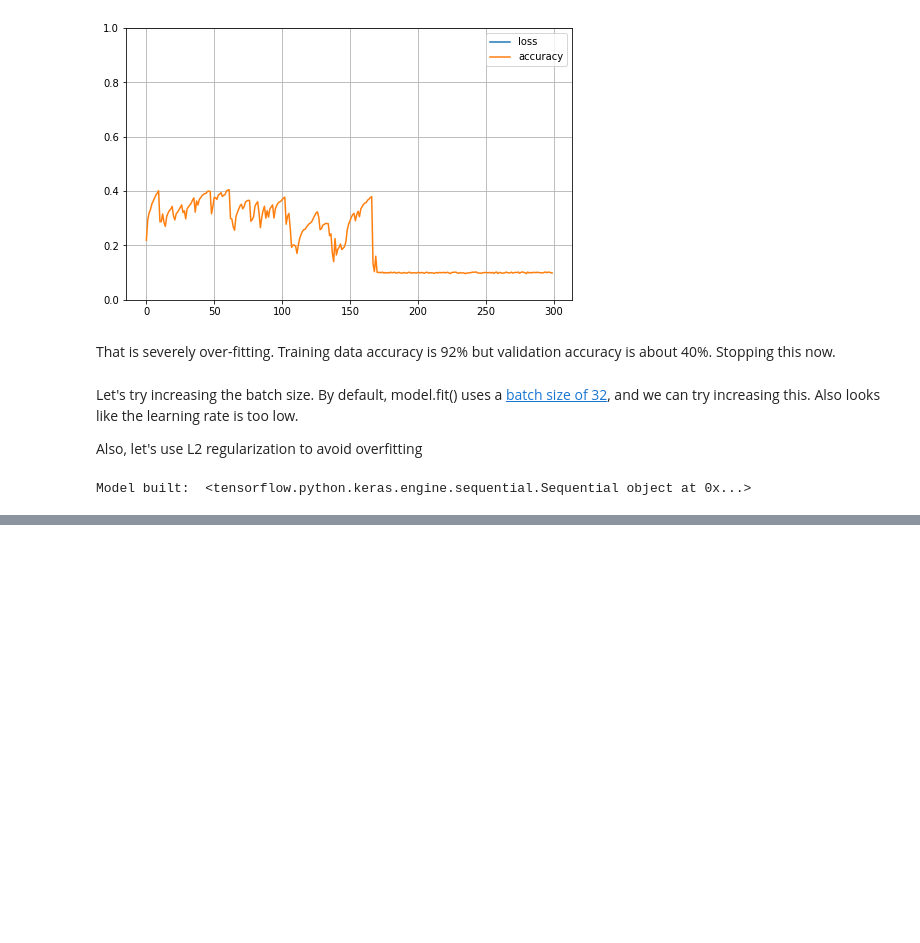
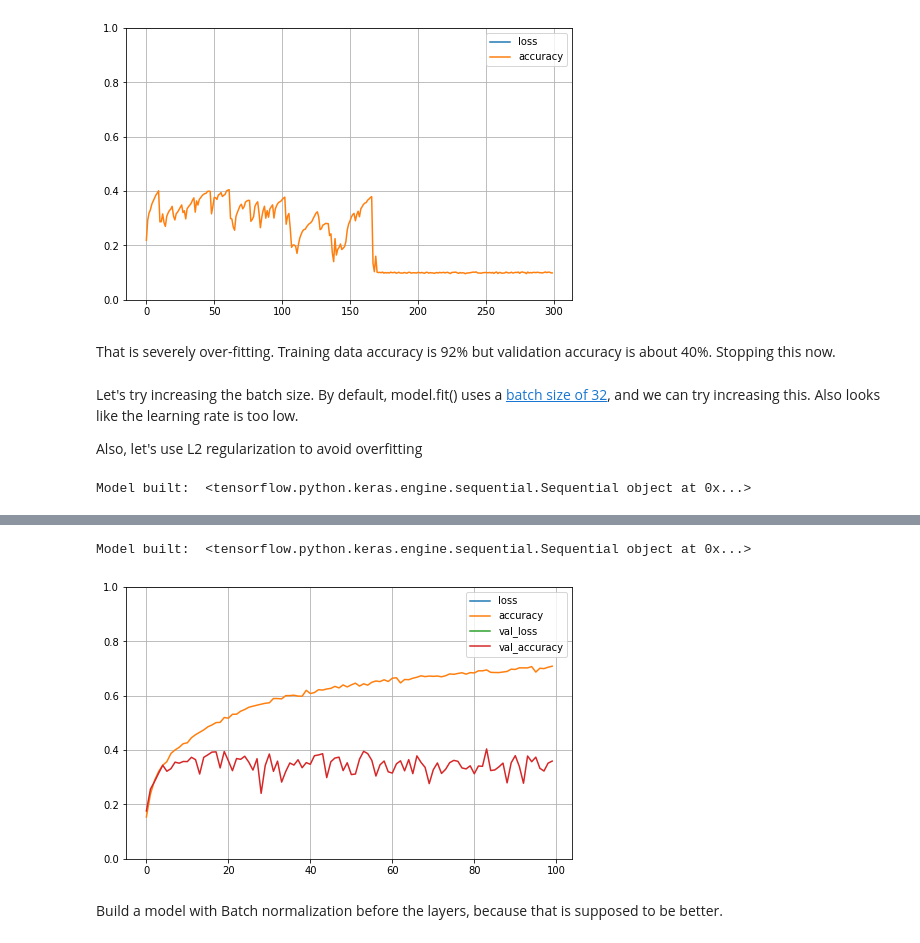
Before and after one commit to youngelf/MachineLearning, a Jupyter notebook: Hands-On2/Chapter 11.ipynb, the cells around one changed output, grey strips where cells are left out. Drawn from its saved outputs; the diff is of its cells as text; code cells hidden in the pictures; blank space fills up the shorter version.

```diff
--- a/Hands-On2/Chapter 11.ipynb
+++ b/Hands-On2/Chapter 11.ipynb
@@ -495,0 +493,64 @@ Epoch 30/30
+# %%
+from sklearn.base import clone
+
+def create_keras_classifier_model(n_classes=100):
+    """Keras multinomial logistic regression creation model
+
+    Args:
+        n_classes(int): Number of classes to be classified
+
+    Returns:
+        Compiled keras model
+
+    """
+    # create model
+    model = keras.models.Sequential()
+
+    # The input: we get 32x32 pixels, each with 3 colors (rgb)
+    model.add(keras.layers.Flatten(input_shape=[32,32,3]))
+    # Then the hidden layers, fully connected (100 by default)
+    for i in range(20):
+        model.add(keras.layers.Dense(
+            n_classes,
+            activation="elu",
+            kernel_initializer=tf.keras.initializers.HeNormal(),
+            kernel_regularizer=tf.keras.regularizers.l2(0.01),
+        ))
+        model.add(keras.layers.BatchNormalization())
+    # Now add the output layer: 10 classes in CIFAR10, so 10 outputs.
+    model.add(keras.layers.Dense(10, activation="softmax"))
+
+    # print(model.summary())
+    # Compile model
+    nadam = keras.optimizers.Nadam(learning_rate=0.0001, beta_1=0.9, beta_2=0.999, epsilon=1e-07)
+
+    model.compile(
+        loss="sparse_categorical_crossentropy",
+        optimizer=nadam,
+        metrics=["accuracy"]
+    )
+    return model
+
+# Clear the errors, in case we observe them in the long run.
+viki_stack_trace = ''
+
+# Got to remember them. mm_bn is the model with Batch normalization
+mm_bn = create_keras_classifier_model(100)
+print ("Model built: ", mm_bn)
+
+history_bn = mm_bn.fit(X_train, y_train, epochs=100, verbose=0,
+                 batch_size=32,
+                 validation_data=(X_valid, y_valid))
+# %% [output]
+Model built:  <tensorflow.python.keras.engine.sequential.Sequential object at 0x...>
+# %%
+import pandas as pd
+
+pd.DataFrame(history_bn.history).plot(figsize=(8,5))
+plt.grid(True)
+plt.gca().set_ylim(0,1) # Y axis set to [0,1]
+plt.show()
+# %% [output]
+[figure, added]
+# %% [markdown]
+Build a model with Batch normalization before the layers, because that is supposed to be better.
```
Also changed, not shown: parts of 8 cells of this notebook.
